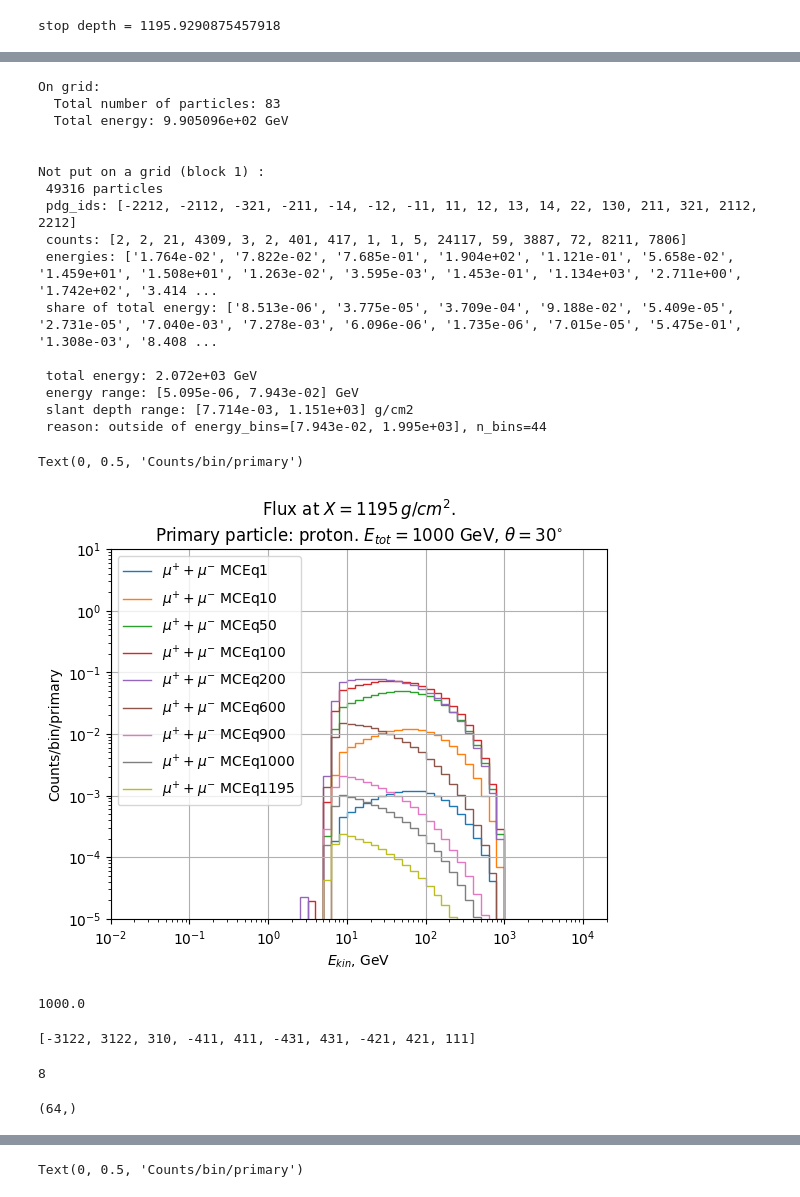
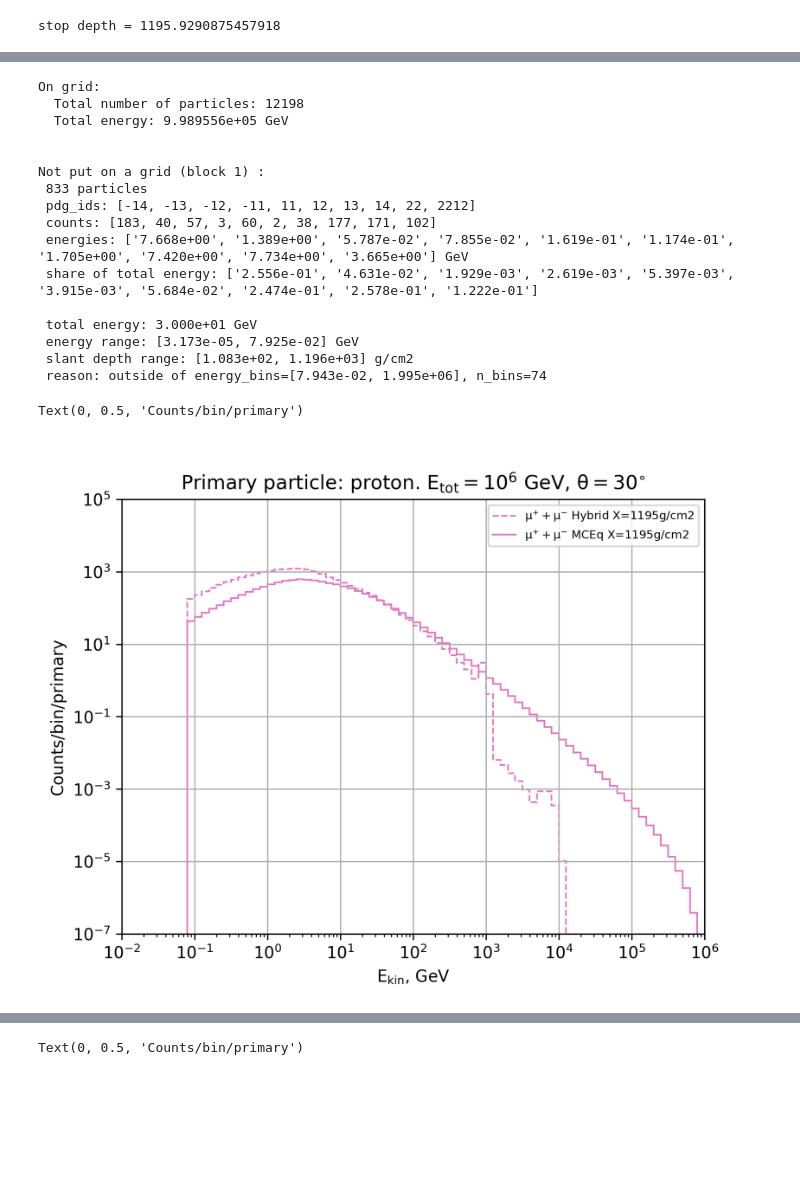
Before and after one commit to jncots/xmax_sigma, a Jupyter notebook: flincpy/scripts_02/01_histograms/06_cascade_integrate.ipynb, the cells around one changed output, grey strips where cells are left out. Saved outputs shown, nothing was run; the diff lists cells and outputs as text; code cells hidden in the pictures; blank space fills up the shorter version.

```diff
--- a/flincpy/scripts_02/01_histograms/06_cascade_integrate.ipynb
+++ b/flincpy/scripts_02/01_histograms/06_cascade_integrate.ipynb
@@ -17,8 +17,8 @@ int_model0 = InteractionModel(model, ekin, target)
 # %%
 from mceq_utils.mceq_comparison import MceqWrapper
 mceq_wrapper = MceqWrapper(pdg_id = 2212,
-                           energy = 1e3,
+                           energy = 1e6,
                            theta_deg = 30,
-                           slant_depths=[1, 10, 50, 100, 200, 600, 900, 1000, 1195],
-                           energy_range=[1e-1, 2e3])
+                           slant_depths=[1, 10, 100, 600, 900, 1000, 1195],
+                           energy_range=[1e-1, 2e6])
 # %%
@@ -56,5 +45,5 @@ cas_driver.simulation_parameters(pdg = mceq_wrapper.pdg_id, energy = mceq_wrappe
 # %% [output]
 stop depth = 1195.9290875457918
 # %%
-cas_driver.run(10000)
+cas_driver.run(1)
 # %% [output]
@@ -102,21 +98,21 @@ mceq_wrapper.collector.add_particles(cas_driver.final_stack.valid(),
 mceq_wrapper.collector.print_info(True)
 # %% [output]
 On grid:
-  Total number of particles: 83
-  Total energy: 9.905096e+02 GeV
+  Total number of particles: 12198
+  Total energy: 9.989556e+05 GeV
 
 
 Not put on a grid (block 1) :
- 49316 particles
- pdg_ids: [-2212, -2112, -321, -211, -14, -12, -11, 11, 12, 13, 14, 22, 130, 211, 321, 2112, 2212]
- counts: [2, 2, 21, 4309, 3, 2, 401, 417, 1, 1, 5, 24117, 59, 3887, 72, 8211, 7806]
- energies: ['1.764e-02', '7.822e-02', '7.685e-01', '1.904e+02', '1.121e-01', '5.658e-02', '1.459e+01', '1.508e+01', '1.263e-02', '3.595e-03', '1.453e-01', '1.134e+03', '2.711e+00', '1.742e+02', '3.414 ...
- share of total energy: ['8.513e-06', '3.775e-05', '3.709e-04', '9.188e-02', '5.409e-05', '2.731e-05', '7.040e-03', '7.278e-03', '6.096e-06', '1.735e-06', '7.015e-05', '5.475e-01', '1.308e-03', '8.408 ...
+ 833 particles
+ pdg_ids: [-14, -13, -12, -11, 11, 12, 13, 14, 22, 2212]
+ counts: [183, 40, 57, 3, 60, 2, 38, 177, 171, 102]
+ energies: ['7.668e+00', '1.389e+00', '5.787e-02', '7.855e-02', '1.619e-01', '1.174e-01', '1.705e+00', '7.420e+00', '7.734e+00', '3.665e+00'] GeV
+ share of total energy: ['2.556e-01', '4.631e-02', '1.929e-03', '2.619e-03', '5.397e-03', '3.915e-03', '5.684e-02', '2.474e-01', '2.578e-01', '1.222e-01']
 
- total energy: 2.072e+03 GeV
- energy range: [5.095e-06, 7.943e-02] GeV
- slant depth range: [7.714e-03, 1.151e+03] g/cm2
- reason: outside of energy_bins=[7.943e-02, 1.995e+03], n_bins=44
+ total energy: 3.000e+01 GeV
+ energy range: [3.173e-05, 7.925e-02] GeV
+ slant depth range: [1.083e+02, 1.196e+03] g/cm2
+ reason: outside of energy_bins=[7.943e-02, 1.995e+06], n_bins=74
 # %%
 mceq_wrapper.solve_collector()
 # %%
@@ -133,10 +129,10 @@ mceq_wrapper.get_fluxes(pname_tuples = [
 mceq_dist = mceq_wrapper
 # %%
 mceq_normal = MceqWrapper(pdg_id = 2212,
-                           energy = 1e3,
+                           energy = 1e6,
                            theta_deg = 30,
-                           slant_depths=[1, 10, 50, 100, 200, 600, 900, 1000, 1195],
-                           energy_range=[1e-1, 2e3])
+                           slant_depths=[1, 10, 100, 600, 900, 1000, 1195],
+                           energy_range=[1e-1, 2e6])
 mceq_normal.solve_single_particle()
 mceq_normal.get_fluxes(pname_tuples = [
                      ("mu", "mu+", "mu-"),
@@ -156,15 +152,15 @@ ixdepth = 0
 #            linestyle='-',
 #            color = line_colors[0])
 ixdepths = range(len(mceq_dist.slant_depths))
-# ixdepths = [0, 1, 2]
+ixdepths = [ 6]
 for ixdepth in ixdepths:
-    # plt.stairs(mceq_dist.flux[ixdepth]["pi"], mceq_dist.e_bins,
-    #         label = r"${\mu}^{+} + {\mu}^{-}$ MCEq" + f"{mceq_dist.slant_depths[ixdepth]}",
-    #         linestyle='--',
-    #         color = line_colors[ixdepth])
+    plt.stairs(mceq_dist.flux[ixdepth]["mu"], mceq_dist.e_bins,
+            label = r"${\mu}^{+} + {\mu}^{-}$ Hybrid X=" + f"{mceq_dist.slant_depths[ixdepth]}g/cm2",
+            linestyle='--',
+            color = line_colors[ixdepth])
 
-    plt.stairs(mceq_normal.flux[ixdepth]["pi"], mceq_normal.e_bins,
-            label = r"${\mu}^{+} + {\mu}^{-}$ MCEq" + f"{mceq_normal.slant_depths[ixdepth]}",
+    plt.stairs(mceq_normal.flux[ixdepth]["mu"], mceq_normal.e_bins,
+            label = r"${\mu}^{+} + {\mu}^{-}$ MCEq X=" + f"{mceq_normal.slant_depths[ixdepth]}g/cm2",
             # linestyle='--',
             color = line_colors[ixdepth])
 
@@ -172,36 +168,36 @@ for ixdepth in ixdepths:
 # plt.stairs(mceq_loss.flux["mu"], mceq_dist.e_bins,
 #            label = r"${\mu}^{+} + {\mu}^{-}$ loss mceq", linestyle=':')
 
 # plt.stairs(mceq_hybrid.flux["mu"], mceq_dist.e_bins,
 #            label = r"${\mu}^{+} + {\mu}^{-}$ mceq hb", linestyle='--')
 # plt.stairs(mceq_dist.flux[ixdepth]["numu"], mceq_dist.e_bins,
 #            label = r"$\bar{\nu}_{\mu} + {\nu}_{\mu}$ MCEq", linestyle='--',
 #            color = line_colors[2])
 # plt.stairs(mceq_dist.flux[ixdepth]["nue"], mceq_dist.e_bins,
 #            label = r"$\bar{\nu}_{e} + {\nu}_{e}$ MCEq", linestyle='--',
 #            color = line_colors[1])
 # # plt.stairs(mceq_dist.flux["pi"], mceq_dist.e_bins,
 #            label = r"$\bar{\pi}^{+} + {\pi}^{-}$ mceq", linestyle='--')
 
 # plt.stairs(mceq_dist.flux["el"], mceq_dist.e_bins,
 #            label = r"$\bar{e}^{+} + {e}^{-}$ mceq", linestyle='--')
 
 # plt.stairs(mceq_dist.flux["e+"], mceq_dist.e_bins,
 #            label = r"${e}^{+}$ mceq", linestyle='--')
 
 # plt.stairs(mceq_dist.flux["e-"], mceq_dist.e_bins,
 #            label = r"${e}^{-}$ mceq", linestyle='--')
 
 plt.xscale("log")
 plt.yscale("log")
-plt.xlim(1e-2, 2e4)
-plt.ylim(1e-5, 10)
-plt.legend()
+plt.xlim(1e-2, 1e6)
+plt.ylim(1e-7, 1e5)
+plt.legend(fontsize="7")
 plt.grid()
-plt.title("Flux at " +  r"$X = 1195\, g/cm^2.$"+ "\nPrimary particle: proton. "
-          +  r"$E_{tot}=1000$ GeV" + r", $\theta = 30^{\circ}$")
+plt.title("\nPrimary particle: proton. "
+          +  r"$E_{tot}=10^{6}$ GeV" + r", $\theta = 30^{\circ}$")
 plt.xlabel(r"$E_{kin}$, GeV")
 plt.ylabel(r"Counts/bin/primary")
 # %% [output]
 Text(0, 0.5, 'Counts/bin/primary')
-[figure, old version]
+[figure, new version]
@@ -210,16 +203,0 @@ mceq_wrapper._particle_list()
-# %%
-mceq_wrapper.e_max
-# %% [output]
-1000.0
-# %%
-mceq_wrapper.resonance_pdgs
-# %% [output]
-[-3122, 3122, 310, -411, 411, -431, 431, -421, 421, 111]
-# %%
-len(mceq_wrapper.flux[0])
-# %% [output]
-8
-# %%
-mceq_run.e_grid.shape
-# %% [output]
-(64,)
```
Also changed, not shown: parts of 21 cells of this notebook, 2 other files.
